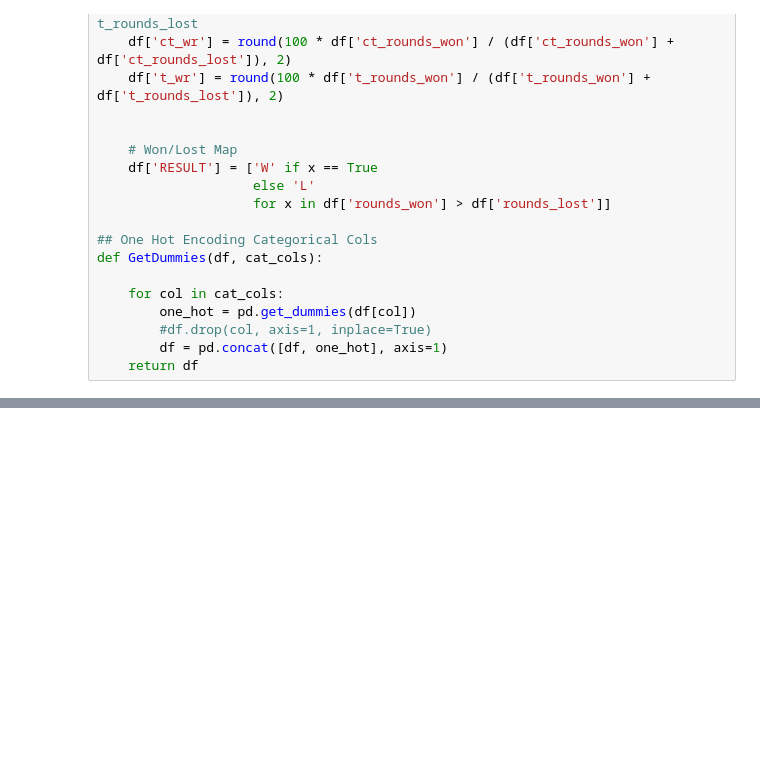
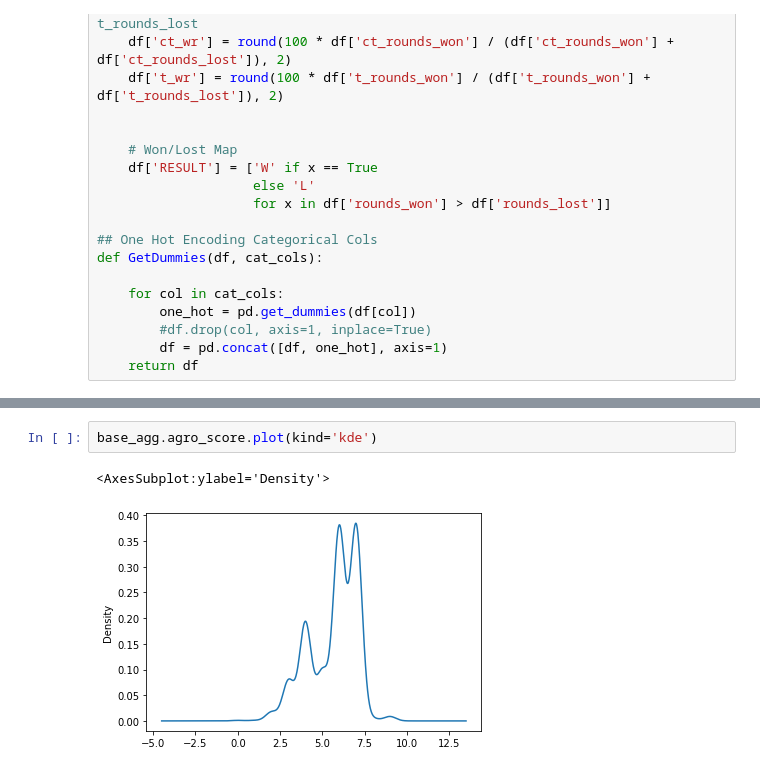
Before and after one commit to GabrielPerson/vlrgg-analytics, a Jupyter notebook: notebooks/ML.ipynb, the cells around one changed output, grey strips where cells are left out. Saved outputs shown, nothing was run; the diff lists cells and outputs as text; blank space fills up the shorter version.

```diff
--- a/notebooks/ML.ipynb
+++ b/notebooks/ML.ipynb
@@ -253,0 +336,5 @@ base_agg.total_rounds.min()
+# %%
+base_agg.agro_score.plot(kind='kde')
+# %% [output]
+<AxesSubplot:ylabel='Density'>
+[figure, added]
```
Also changed, not shown: parts of 33 cells of this notebook, 3 other files.
